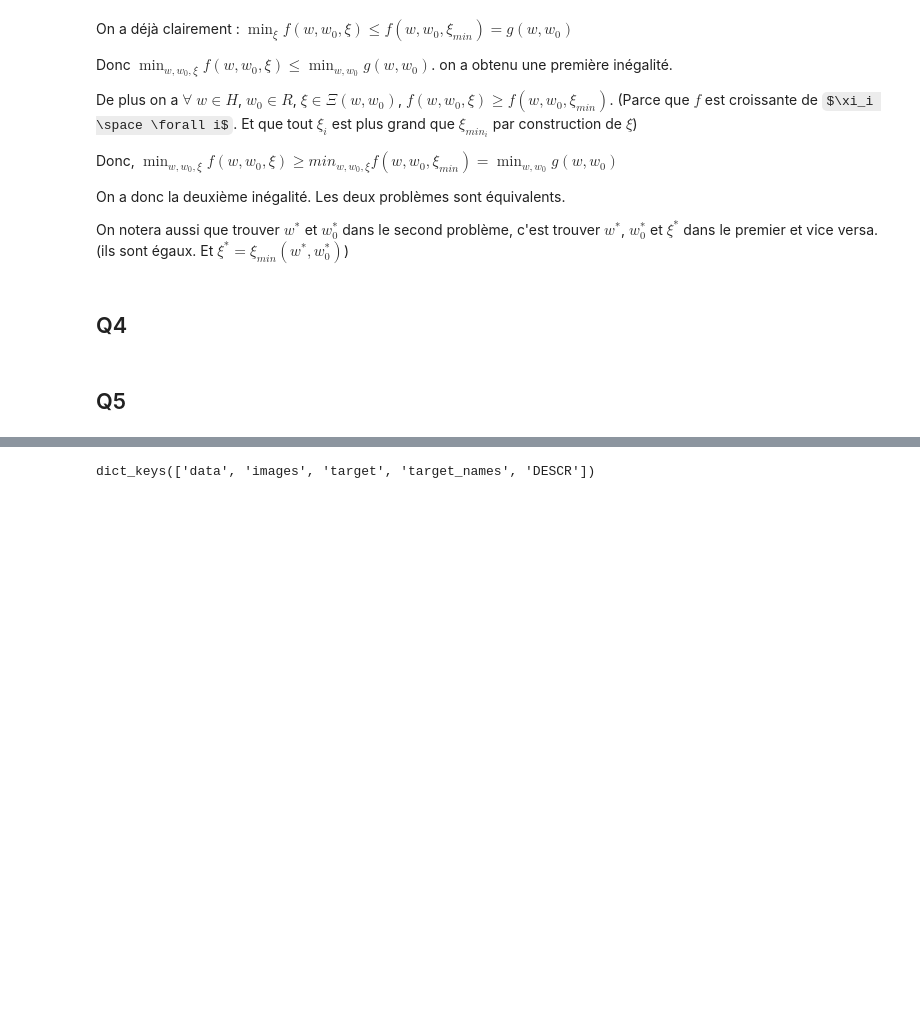
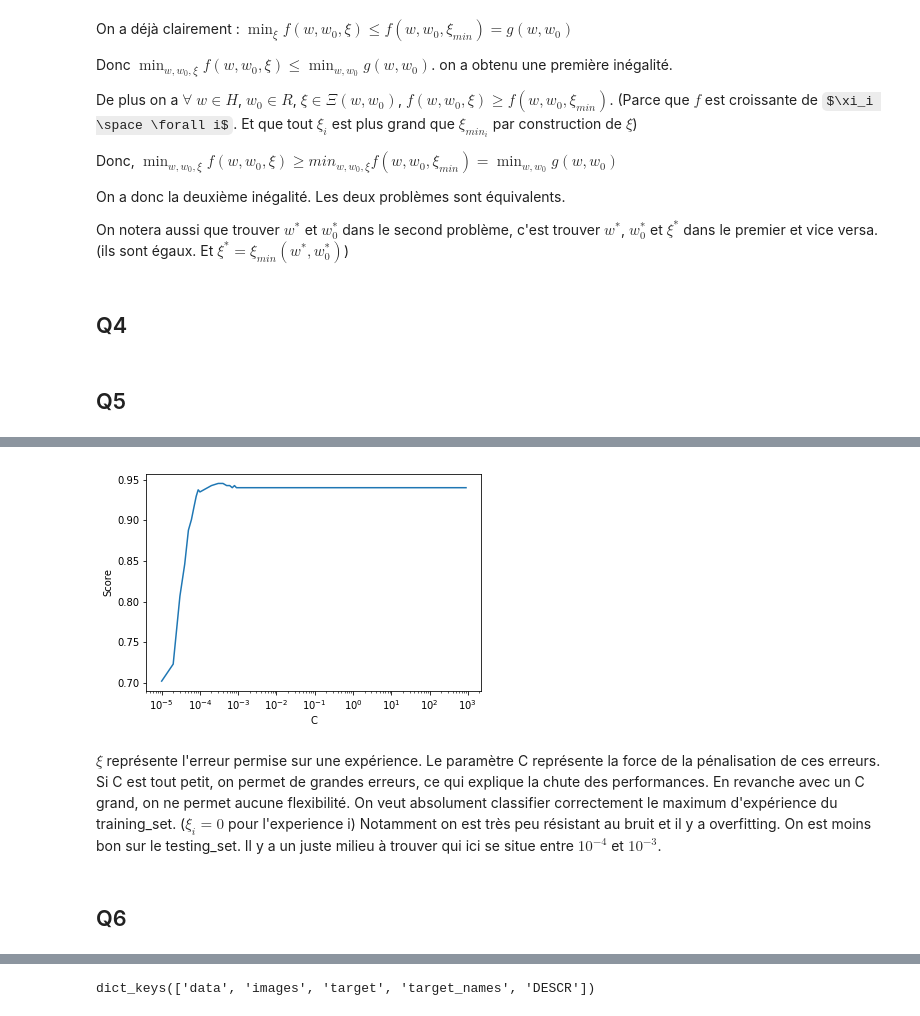
Before and after one commit to nghiadanh26/SD, a Jupyter notebook: SD210/TP1_SVM.ipynb, the cells around one changed output, grey strips where cells are left out. Saved outputs shown, nothing was run; the diff lists cells and outputs as text; code cells hidden in the pictures; some formulas as TeX source; blank space fills up the shorter version.

Commit message:
Question 5 du TP1-SD210

```diff
--- a/SD210/TP1_SVM.ipynb
+++ b/SD210/TP1_SVM.ipynb
@@ -113,0 +145,26 @@ Downloading LFW data (~200MB): https://ndownloader.figshare.com/files/5976018
+# %%
+### CLASSIFY AND TEST ###
+
+from time import time
+import pylab as pl
+
+####################################################################
+# Split data into a half training and half test set
+X_train, X_test, y_train, y_test, images_train, images_test = train_test_split(X, y, images, test_size=0.5, random_state=0)
+
+####################################################################
+# Quantitative evaluation of the model quality on the test set
+print("Fitting the classifier to the training set")
+t0 = time()
+clf=SVC(kernel='linear')
+clf.fit(X_train,y_train)
+
+print("Done in %0.3fs" % (time() - t0))
+
+print("Predicting the people names on the testing set")
+t0 = time()
+y_pred = clf.predict(X_test)
+print("done in %0.3fs" % (time() - t0))
+
+print("Chance level : %s" % max(np.mean(y), 1. - np.mean(y)))
+print("Accuracy : %s" % clf.score(X_test, y_test))
@@ -129,0 +213,22 @@ TypeError: plot_gallery() missing 1 required positional argument: 'titles'
+# %%
+### Answer the question :
+
+Cs = [i * 10**j for j in range(-5,3) for i in range(1,10)]
+scores = []
+
+for c in Cs:
+    clf=SVC(kernel='linear', C = c)
+    clf.fit(X_train,y_train)
+    scores.append(clf.score(X_test, y_test))
+
+plt.plot(Cs, scores)
+plt.xscale("log")
+plt.ylabel("Score")
+plt.xlabel("C")
+plt.show()
+# %% [output]
+[figure, added]
+# %% [markdown]
+$\xi$ représente l'erreur permise sur une expérience. Le paramètre C représente la force de la pénalisation de ces erreurs. Si C est tout petit, on permet de grandes erreurs, ce qui explique la chute des performances. En revanche avec un C grand, on ne permet aucune flexibilité. On veut absolument classifier correctement le maximum d'expérience du training_set. ($\xi_i = 0$ pour l'experience i) Notamment on est très peu résistant au bruit et il y a overfitting. On est moins bon sur le testing_set. Il y a un juste milieu à trouver qui ici se situe entre $10^{-4}$ et $10^{-3}$.
+# %% [markdown]
+## Q6
```
Also changed, not shown: parts of 12 cells of this notebook, 1 other file.
